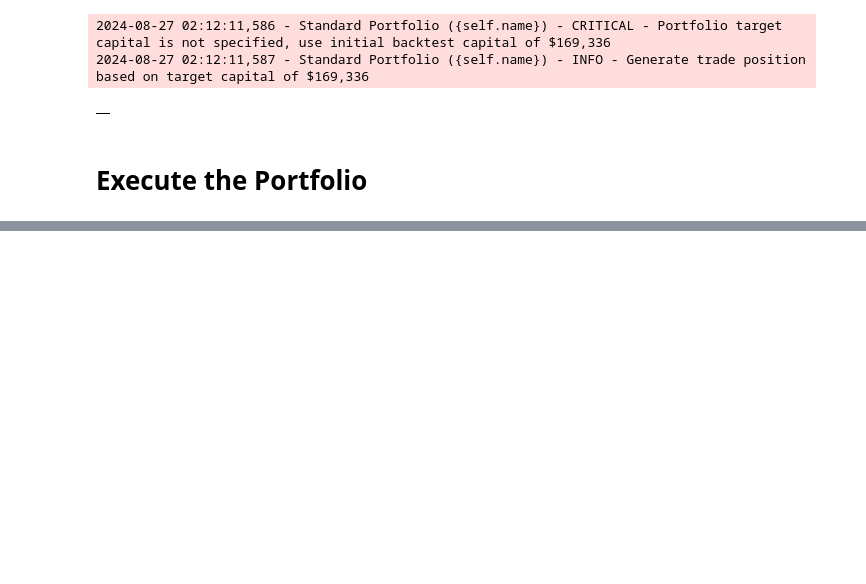
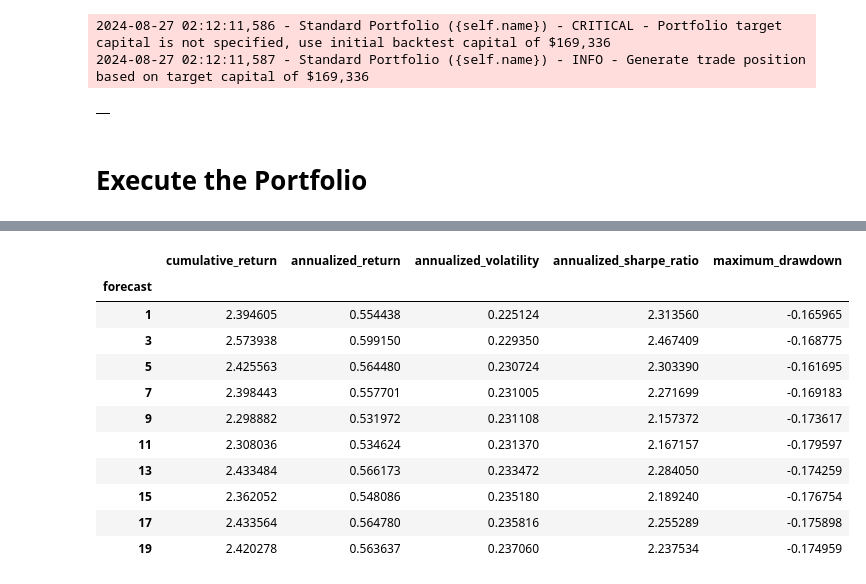
Before and after one commit to lok419/my-trading, a Jupyter notebook: strategy_v2/ExecutePortfoliov2.ipynb, the cells around one changed output, grey strips where cells are left out. Drawn from its saved outputs; the diff is of its cells as text; code cells hidden in the pictures; blank space fills up the shorter version.

```diff
--- a/strategy_v2/ExecutePortfoliov2.ipynb
+++ b/strategy_v2/ExecutePortfoliov2.ipynb
@@ -100,0 +107,40 @@ portfolio.get_position_for_trade()
+# %%
+import itertools
+
+def calbiration(start_date, end_date, params):
+    sumamry = []
+
+    for p in params:
+        portfolio = PortfolioStandard(
+            capital=169336.48958837058,
+            name='MVOPortfolio',
+            rebalance_iter=RebalancerIter('0 0 * * Fri', 2),
+            tc_model=TransactionCostFutu(),
+            systems=[
+                TradingSubSystemSingle(vol_target=vol_target, instruments=instruments,  strategy=[MeanVarianceOptLGBM(gamma=10, hhi=0.2, lookback=10, confidence=1, train_days=p[0], forecast=p[1])], max_leverage=max_leverage, offset=60),
+            ]
+        )
+        portfolio.set_start_date(start_date)
+        portfolio.set_end_date(end_date)
+        portfolio.backtest_subsystems()
+
+        ret = (portfolio.ret).mean(axis=1)
+        res = performance_summary(ret)
+        del res['strategy']
+        res['train_days'] = p[0]
+        res['forecast'] = p[1]
+        sumamry.append(res)
+
+    summary = pd.DataFrame(sumamry)
+    summary = summary.set_index(['train_days', 'forecast'])
+    return summary
+
+start_date = pd.to_datetime(datetime(2023,1,1))
+end_date = get_today()
+
+forcasts = np.arange(1,20,2)
+train_days = forcasts * 3
+params = list(itertools.product(train_days, forcasts))
+params = [[p[0], p[1]] for p in params if p[0] > p[1]]
+
+summary = calbiration(start_date, end_date, params)
@@ -100,0 +165,15 @@ portfolio.get_position_for_trade()
+# %%
+summary.groupby(['forecast']).mean(numeric_only=True)
+# %% [output]
+|  | cumulative_return | annualized_return | annualized_volatility | annualized_sharpe_ratio | maximum_drawdown |
+| forecast |  |  |  |  |  |
+| 1 | 2.394605 | 0.554438 | 0.225124 | 2.313560 | -0.165965 |
+| 3 | 2.573938 | 0.599150 | 0.229350 | 2.467409 | -0.168775 |
+| 5 | 2.425563 | 0.564480 | 0.230724 | 2.303390 | -0.161695 |
+| 7 | 2.398443 | 0.557701 | 0.231005 | 2.271699 | -0.169183 |
+| 9 | 2.298882 | 0.531972 | 0.231108 | 2.157372 | -0.173617 |
+| 11 | 2.308036 | 0.534624 | 0.231370 | 2.167157 | -0.179597 |
+| 13 | 2.433484 | 0.566173 | 0.233472 | 2.284050 | -0.174259 |
+| 15 | 2.362052 | 0.548086 | 0.235180 | 2.189240 | -0.176754 |
+| 17 | 2.433564 | 0.564780 | 0.235816 | 2.255289 | -0.175898 |
+| 19 | 2.420278 | 0.563637 | 0.237060 | 2.237534 | -0.174959 |
```
Also changed, not shown: parts of 6 cells of this notebook, 21 other files.
